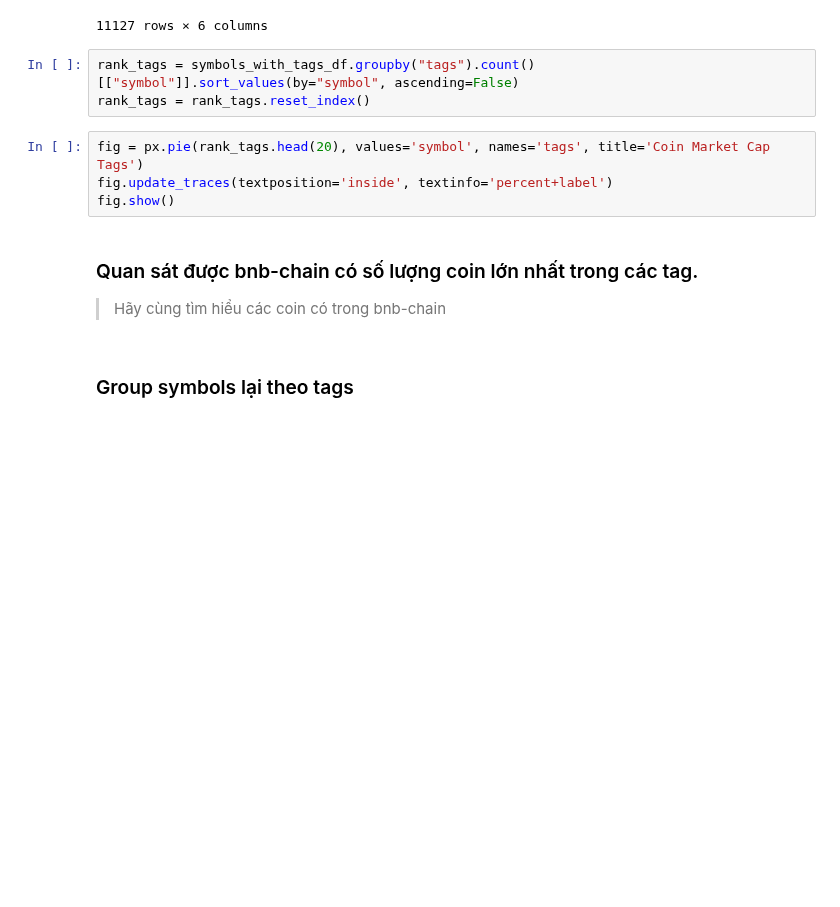
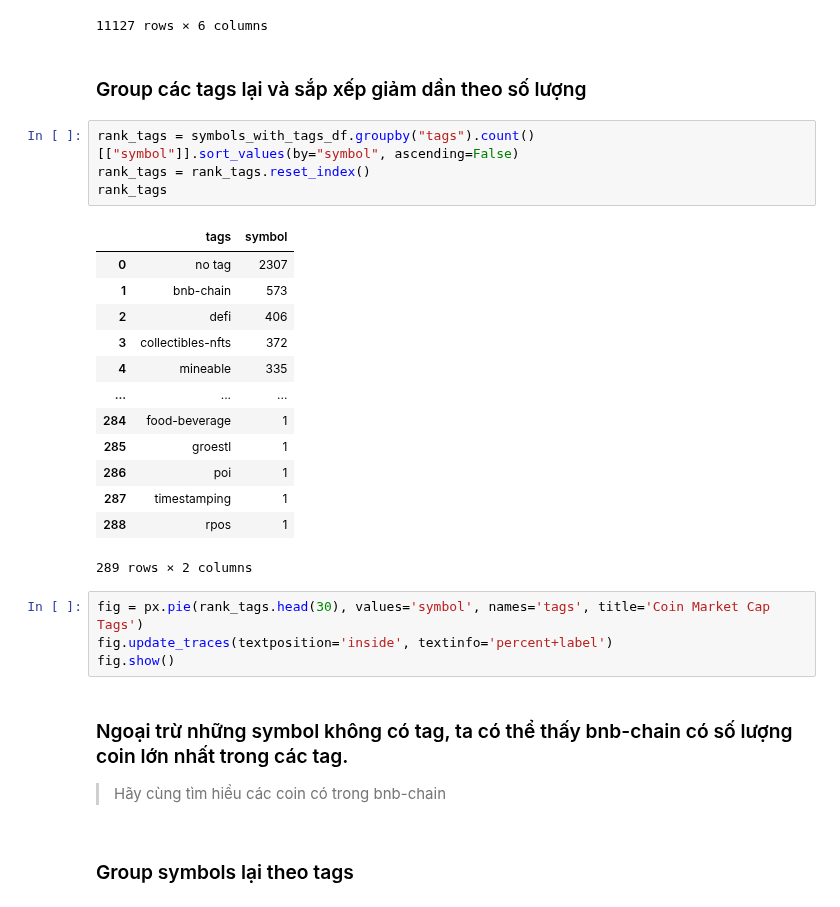
Before and after one commit to nhatruong1009/CryptoPrediction, a Jupyter notebook: src/exploring/Q_Tag.ipynb, the cells around one changed output. Drawn from its saved outputs; the diff is of its cells as text; blank space fills up the shorter version.

```diff
--- a/src/exploring/Q_Tag.ipynb
+++ b/src/exploring/Q_Tag.ipynb
@@ -54,15 +56,32 @@ symbols_with_tags_df
 | 4998 | PEX | 0.000363 | -0.590274 | 0.000000e+00 | no tag | 2021-11-26T00:31:12.000Z |
 | 4999 | BHIVE | 0.272204 | -3.281791 | 0.000000e+00 | no tag | 2022-10-03T04:29:14.000Z |
 11127 rows × 6 columns
+# %% [markdown]
+### Group các tags lại và sắp xếp giảm dần theo số lượng
 # %%
 rank_tags = symbols_with_tags_df.groupby("tags").count()[["symbol"]].sort_values(by="symbol", ascending=False)
 rank_tags = rank_tags.reset_index()
+rank_tags
+# %% [output]
+|  | tags | symbol |
+| 0 | no tag | 2307 |
+| 1 | bnb-chain | 573 |
+| 2 | defi | 406 |
+| 3 | collectibles-nfts | 372 |
+| 4 | mineable | 335 |
+| ... | ... | ... |
+| 284 | food-beverage | 1 |
+| 285 | groestl | 1 |
+| 286 | poi | 1 |
+| 287 | timestamping | 1 |
+| 288 | rpos | 1 |
+289 rows × 2 columns
 # %%
-fig = px.pie(rank_tags.head(20), values='symbol', names='tags', title='Coin Market Cap Tags')
+fig = px.pie(rank_tags.head(30), values='symbol', names='tags', title='Coin Market Cap Tags')
 fig.update_traces(textposition='inside', textinfo='percent+label')
 fig.show()
 # %% [markdown]
-### Quan sát được bnb-chain có số lượng coin lớn nhất trong các tag.
+### Ngoại trừ những symbol không có tag, ta có thể thấy bnb-chain có số lượng coin lớn nhất trong các tag.
 > Hãy cùng tìm hiểu các coin có trong bnb-chain
 # %% [markdown]
 ### Group symbols lại theo tags
```
Also changed, not shown: parts of 3 cells of this notebook, 1 other file.
